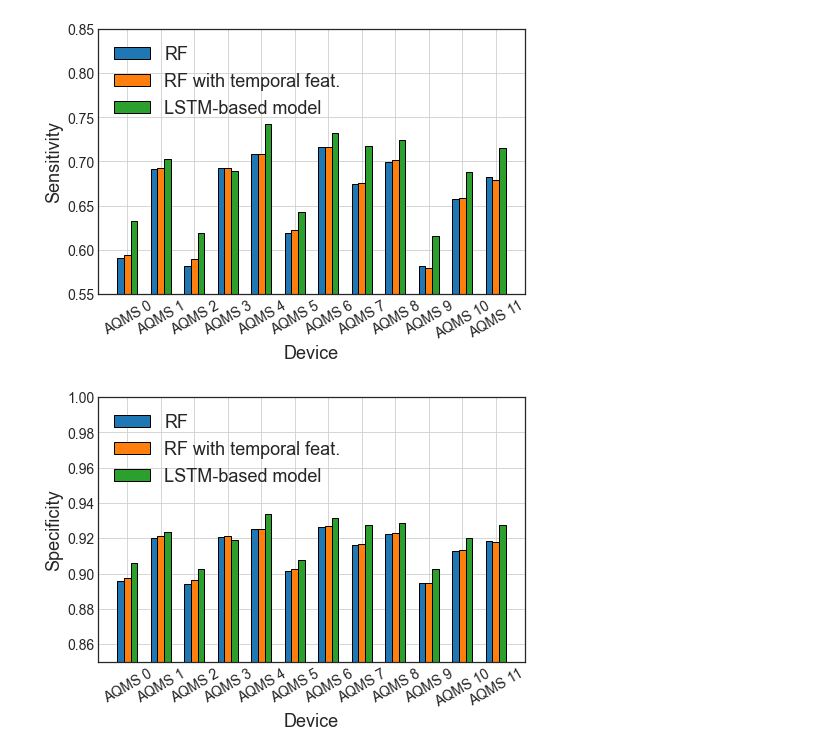
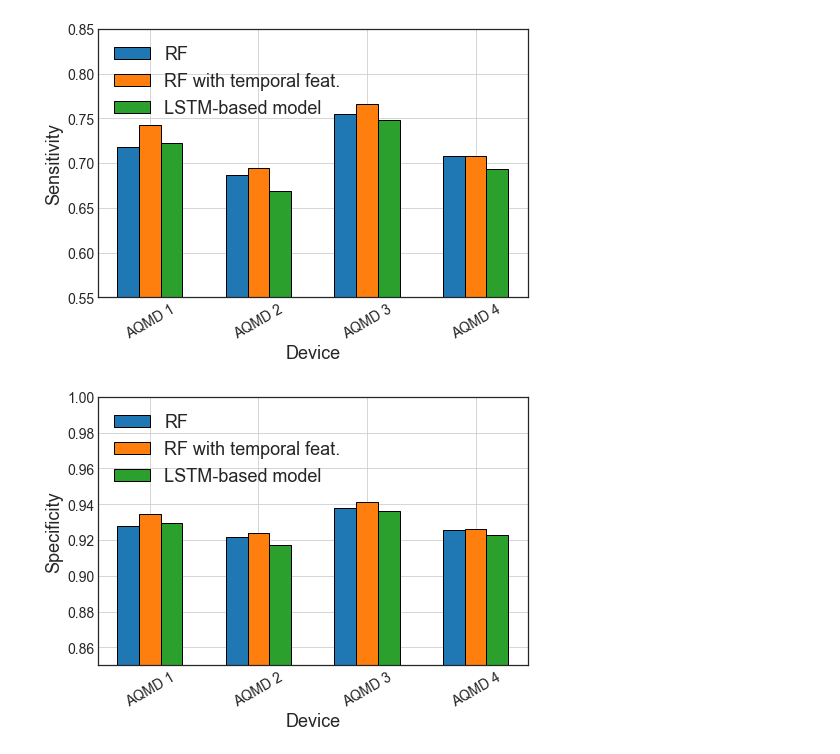
Before and after one commit to prasenjit52282/AQuaMoHo, a Jupyter notebook: plots.ipynb, the cells around one changed output. Drawn from its saved outputs; the diff is of its cells as text; code cells hidden in the pictures.

Commit message:
dgp and delhi specificity plot is added

```diff
--- a/plots.ipynb
+++ b/plots.ipynb
@@ -7,50 +7,53 @@ import matplotlib.pyplot as plt
 plt.style.use('seaborn-white')
 
 color=sns.color_palette()#["#332288","#117733","#44AA99","#88CCEE","#DDCC77","#CC6677"]
+# %%
+city="Dgp"
 # %%
 #Sensitivity(Recall)
-rf_old=pd.read_csv("./logs/exp/overall_rf_old_Delhi.csv")['rec_score_test']
-rf=pd.read_csv("./logs/exp/overall_rf_Delhi.csv")['rec_score_test']
-rnn=pd.read_csv("./logs/exp/overall_rnn_Delhi.csv")['rec_score_test']
+rf_old=pd.read_csv(f"./logs/exp/overall_rf_old_{city}.csv")['rec_score_test']
+rf=pd.read_csv(f"./logs/exp/overall_rf_{city}.csv")['rec_score_test']
+rnn=pd.read_csv(f"./logs/exp/overall_rnn_{city}.csv")['rec_score_test']
 
 fig, ax = plt.subplots(figsize=(7,5))
 #RF OLD
 ax.bar(x=np.arange(len(rf_old))-0.2,height=rf_old,align='center', alpha=1, ecolor='k',
        capsize=10,color=color[0],
        width=0.2,ec='k',linewidth=1,
        error_kw =dict(linestyle='-',linewidth=3.0, color='black',markeredgewidth=3),label="RF")
 
 #RF
 ax.bar(x=np.arange(len(rf)),height=rf,align='center', alpha=1, ecolor='k',
        capsize=10,color=color[1],
        width=0.2,ec='k',linewidth=1,#hatch='oo',
        error_kw =dict(linestyle='-',linewidth=3.0, color='black',markeredgewidth=3),label="RF with temporal feat.")
 #RNN
 ax.bar(x=np.arange(len(rnn))+0.2,height=rnn,align='center', alpha=1, ecolor='k',
        capsize=10,color=color[2],
        width=0.2,ec='k',linewidth=1,#hatch='//',
        error_kw =dict(linestyle='-',linewidth=3.0, color='black',markeredgewidth=3),label="LSTM-based model")
 
 ax.set_ylim(0.55,0.85)
 
 ax.set_xlabel("Device",fontsize=18)
 ax.set_ylabel("Sensitivity",fontsize=18)
 
 ax.set_xticks(np.arange(len(rf_old)))
-ax.set_xticklabels([f"AQMS {i}" for i in range(len(rf_old))],rotation=30,fontsize=14)
+xlab="AQMS" if city=='Delhi' else "AQMD"
+ax.set_xticklabels([f"{xlab} {i+1}" for i in range(len(rf_old))],rotation=30,fontsize=14)
 plt.yticks(fontsize=14)
 plt.legend(loc='upper left',prop=dict(size=18))
 
 plt.tight_layout()
 plt.grid()
-fig.savefig("./logs/figs/delhi_sensi.png")
+fig.savefig(f"./logs/figs/{city.lower()}_sensi.png")
 # %% [output]
-[figure, old version]
+[figure, new version]
 # %%
 #Specificity (new)
-rf_old=pd.read_csv("./logs/exp/overall_rf_old_Delhi.csv")['spec_score_test']
-rf=pd.read_csv("./logs/exp/overall_rf_Delhi.csv")['spec_score_test']
-rnn=pd.read_csv("./logs/exp/overall_rnn_Delhi.csv")['spec_score_test']
+rf_old=pd.read_csv(f"./logs/exp/overall_rf_old_{city}.csv")['spec_score_test']
+rf=pd.read_csv(f"./logs/exp/overall_rf_{city}.csv")['spec_score_test']
+rnn=pd.read_csv(f"./logs/exp/overall_rnn_{city}.csv")['spec_score_test']
 
 fig, ax = plt.subplots(figsize=(7,5))
 #RF OLD
@@ -76,14 +79,15 @@ ax.set_xlabel("Device",fontsize=18)
 ax.set_ylabel("Specificity",fontsize=18)
 
 ax.set_xticks(np.arange(len(rf_old)))
-ax.set_xticklabels([f"AQMS {i}" for i in range(len(rf_old))],rotation=30,fontsize=14)
+xlab="AQMS" if city=='Delhi' else "AQMD"
+ax.set_xticklabels([f"{xlab} {i+1}" for i in range(len(rf_old))],rotation=30,fontsize=14)
 plt.yticks(fontsize=14)
 plt.legend(loc='upper left',prop=dict(size=18))
 
 plt.tight_layout()
 plt.grid()
-fig.savefig("./logs/figs/delhi_speci.png")
+fig.savefig(f"./logs/figs/{city.lower()}_speci.png")
 # %% [output]
-[figure, old version]
+[figure, new version]
 # %%
 #NICE
```
Also changed, not shown: 4 other files.
